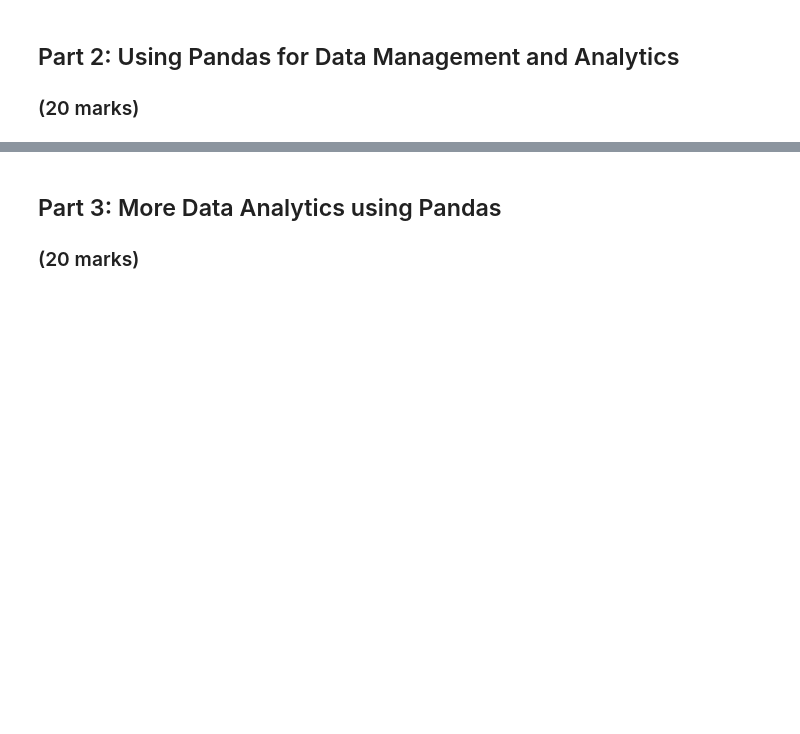
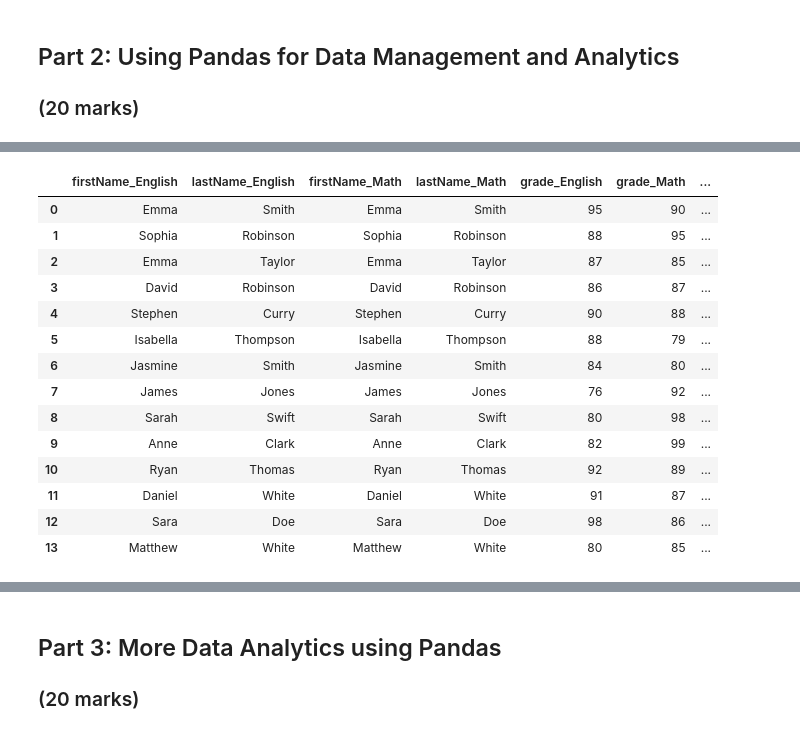
Before and after one commit to elviskwakunyarko/ENGG680_2024_fall, a Jupyter notebook: Lab_Assignment1/StudentGradeManagementSystem.ipynb, the cells around one changed output, grey strips where cells are left out. Drawn from its saved outputs; the diff is of its cells as text; code cells hidden in the pictures; blank space fills up the shorter version.

```diff
--- a/Lab_Assignment1/StudentGradeManagementSystem.ipynb
+++ b/Lab_Assignment1/StudentGradeManagementSystem.ipynb
@@ -64,3 +104,26 @@ df_studentGrades['GPA'] = df_studentGrades[['grade_English', 'grade_Math']].mean
+# %%
+# Let's calculate the average GPA across the two classes for each student
+df_studentGrades['GPA'] = df_studentGrades[['grade_English', 'grade_Math']].mean(axis=1)
+
+# Now let's check the data! In the space below, please use the .head method to display the dataframe.
+# (1 mark)
+df_studentGrades[['firstName_English', 'lastName_English', 'firstName_Math', 'lastName_Math', 'grade_English', 'grade_Math', 'GPA']].head(14)
+# %% [output]
+|  | firstName_English | lastName_English | firstName_Math | lastName_Math | grade_English | grade_Math | ... |
+| 0 | Emma | Smith | Emma | Smith | 95 | 90 | ... |
+| 1 | Sophia | Robinson | Sophia | Robinson | 88 | 95 | ... |
+| 2 | Emma | Taylor | Emma | Taylor | 87 | 85 | ... |
+| 3 | David | Robinson | David | Robinson | 86 | 87 | ... |
+| 4 | Stephen | Curry | Stephen | Curry | 90 | 88 | ... |
+| 5 | Isabella | Thompson | Isabella | Thompson | 88 | 79 | ... |
+| 6 | Jasmine | Smith | Jasmine | Smith | 84 | 80 | ... |
+| 7 | James | Jones | James | Jones | 76 | 92 | ... |
+| 8 | Sarah | Swift | Sarah | Swift | 80 | 98 | ... |
+| 9 | Anne | Clark | Anne | Clark | 82 | 99 | ... |
+| 10 | Ryan | Thomas | Ryan | Thomas | 92 | 89 | ... |
+| 11 | Daniel | White | Daniel | White | 91 | 87 | ... |
+| 12 | Sara | Doe | Sara | Doe | 98 | 86 | ... |
+| 13 | Matthew | White | Matthew | White | 80 | 85 | ... |
 # %%
 # Do you notice a problem? The rows for first name and last name have been duplicated!
 # .drop(columns=['<column_name1>','<column_name2>'] is a Pandas method that can be used to drop columns.
```
Also changed, not shown: parts of 27 cells of this notebook.
